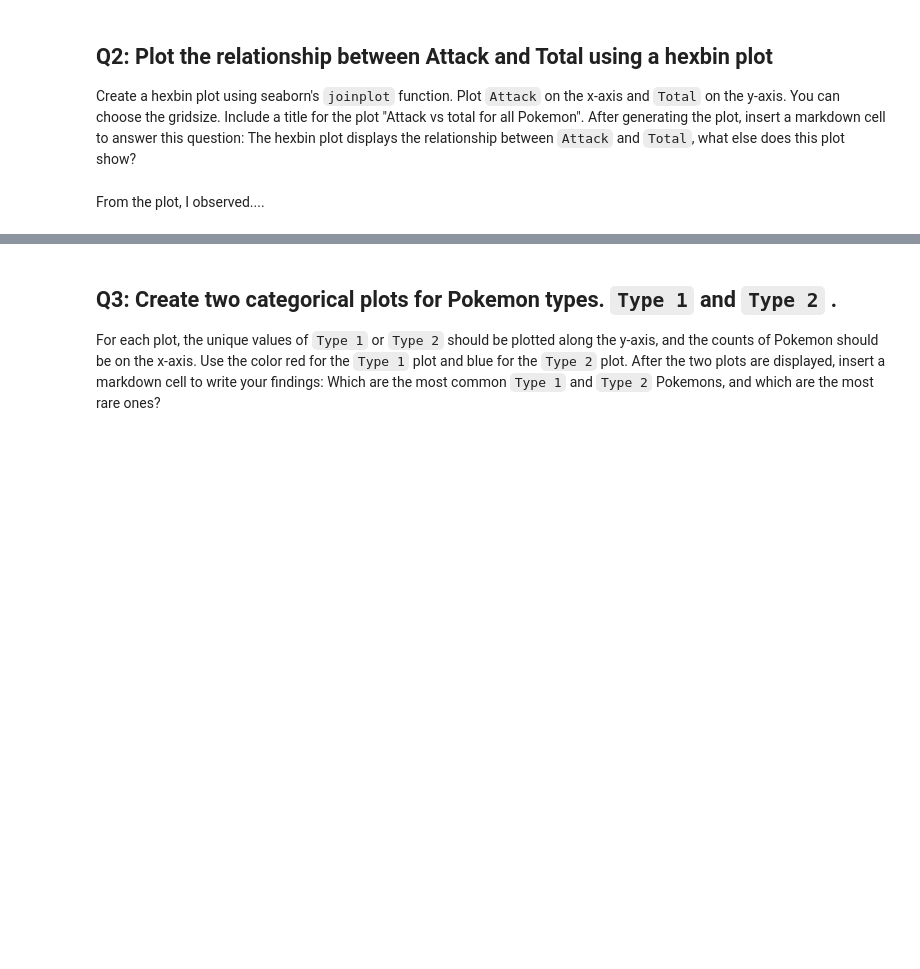
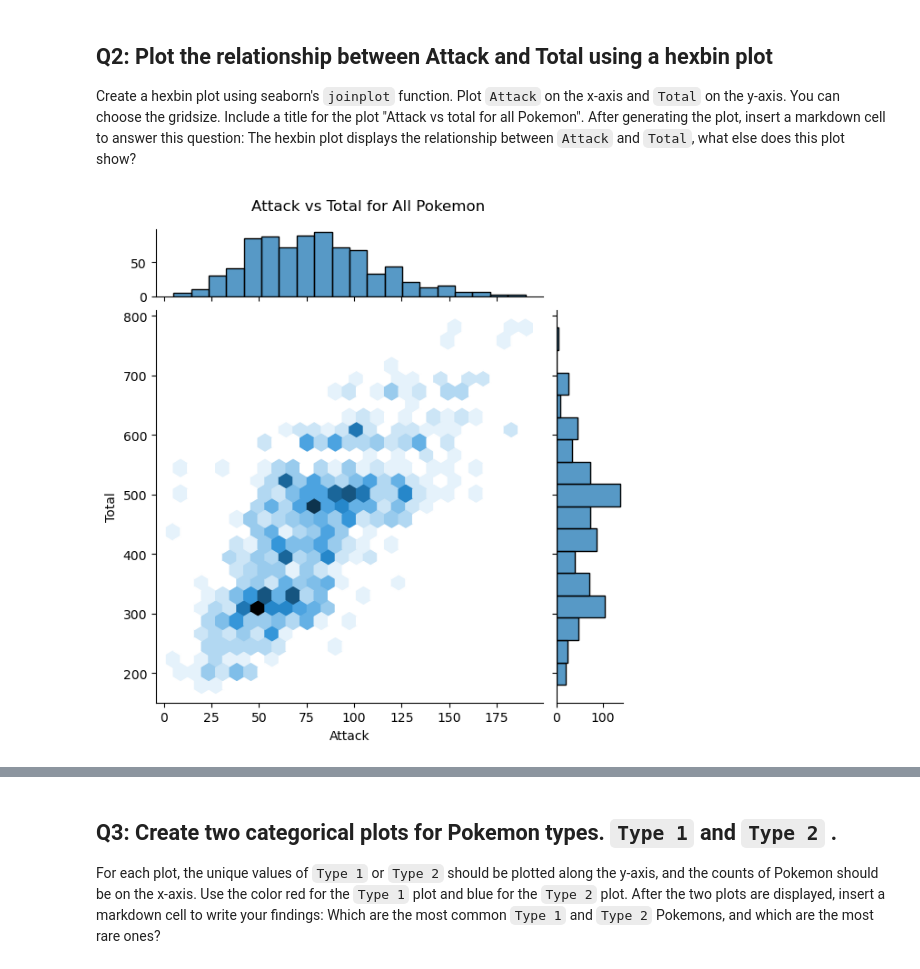
Before and after one commit to CS133-DataVisualization/cl-and-homework-thang-cao13, a Jupyter notebook: Module03_seaborn/M03_HW03_seaborn.ipynb, the cells around one changed output, grey strips where cells are left out. Saved outputs shown, nothing was run; the diff lists cells and outputs as text; code cells hidden in the pictures; blank space fills up the shorter version.

```diff
--- a/Module03_seaborn/M03_HW03_seaborn.ipynb
+++ b/Module03_seaborn/M03_HW03_seaborn.ipynb
@@ -42,2 +61,14 @@ Create a hexbin plot using seaborn's `joinplot` function. Plot `Attack` on the x
-# %% [markdown]
-From the plot, I observed....
+# %%
+g = sns.jointplot(
+    data=pokemon,
+    x="Attack",
+    y="Total",
+    kind="hex",
+    gridsize=25,
+    marginal_ticks=True
+)
+
+g.fig.suptitle("Attack vs Total for All Pokemon", y=1.02)
+plt.show()
+# %% [output]
+[figure, added]
```
Also changed, not shown: parts of 12 cells of this notebook.
